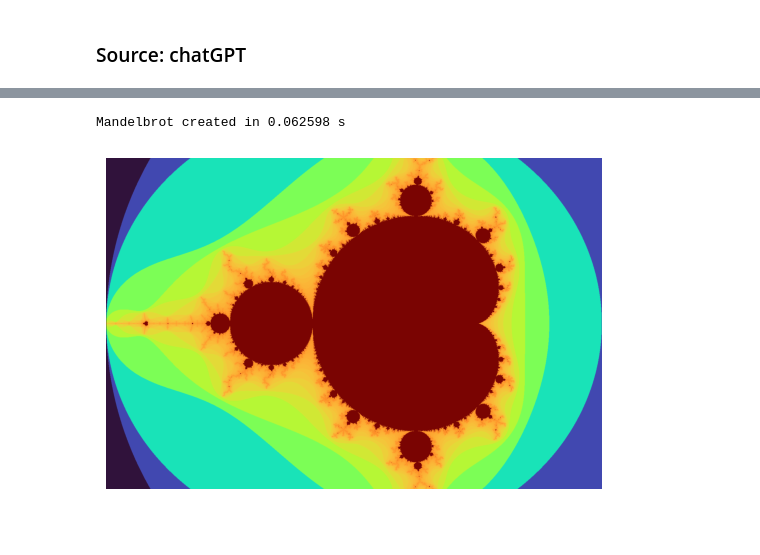
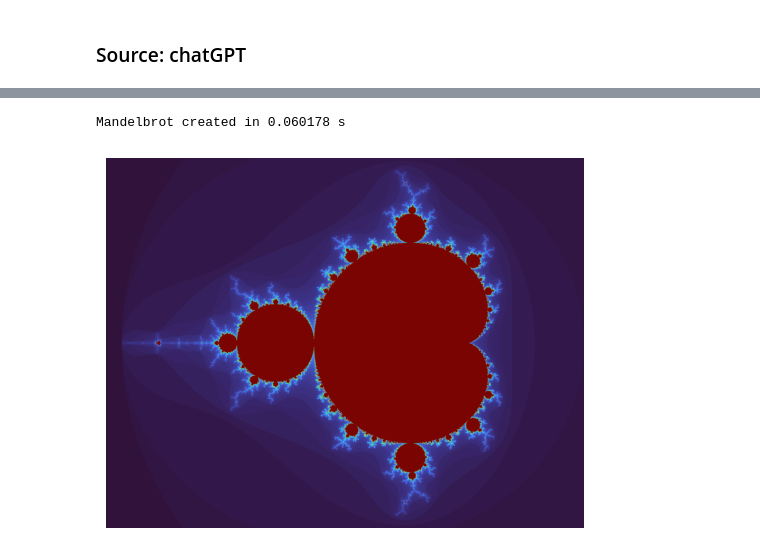
Before and after one commit to eandreas/fractalart, a Jupyter notebook: playgrounds/_performance.ipynb, the cells around one changed output, grey strips where cells are left out. Drawn from its saved outputs; the diff is of its cells as text; code cells hidden in the pictures; blank space fills up the shorter version.

```diff
--- a/playgrounds/_performance.ipynb
+++ b/playgrounds/_performance.ipynb
@@ -260,7 +249,7 @@ def mandelbrot_numba(xmin, xmax, ymin, ymax, width, height, max_iter):
     - Use prange only on outer loop to maximize parallelism.
     - Inline point function to avoid call overhead.
     """
-    result = np.empty((height, width), dtype=np.int32)
+    result = np.empty((height, width), dtype=np.uint32)
     dx = (xmax - xmin) / (width - 1)
     dy = (ymax - ymin) / (height - 1)
 
@@ -274,16 +307,16 @@ def mandelbrot_numba(xmin, xmax, ymin, ymax, width, height, max_iter):
 # %%
-xmin, xmax = -2.0, 1.0
-ymin, ymax = -1.0, 1.0
+xmin, xmax = -2.1, 1.0
+ymin, ymax = -1.2, 1.2
 width, height = 1536, 1024
 max_iter = 200
 start = timer()
 image = mandelbrot_numba(xmin, xmax, ymin, ymax, width, height, max_iter)
 dt = timer() - start
 print("Mandelbrot created in %f s" % dt)
-image = equalize_histogram(image)
+#image = equalize_histogram(image)
 plt.imshow(image, cmap='turbo', extent=(xmin, xmax, ymin, ymax))
 plt.axis('off')
 plt.show()
 # %% [output]
-Mandelbrot created in 0.062598 s
+Mandelbrot created in 0.060178 s
-[figure, old version]
+[figure, new version]
```
Also changed, not shown: parts of 12 cells of this notebook.
